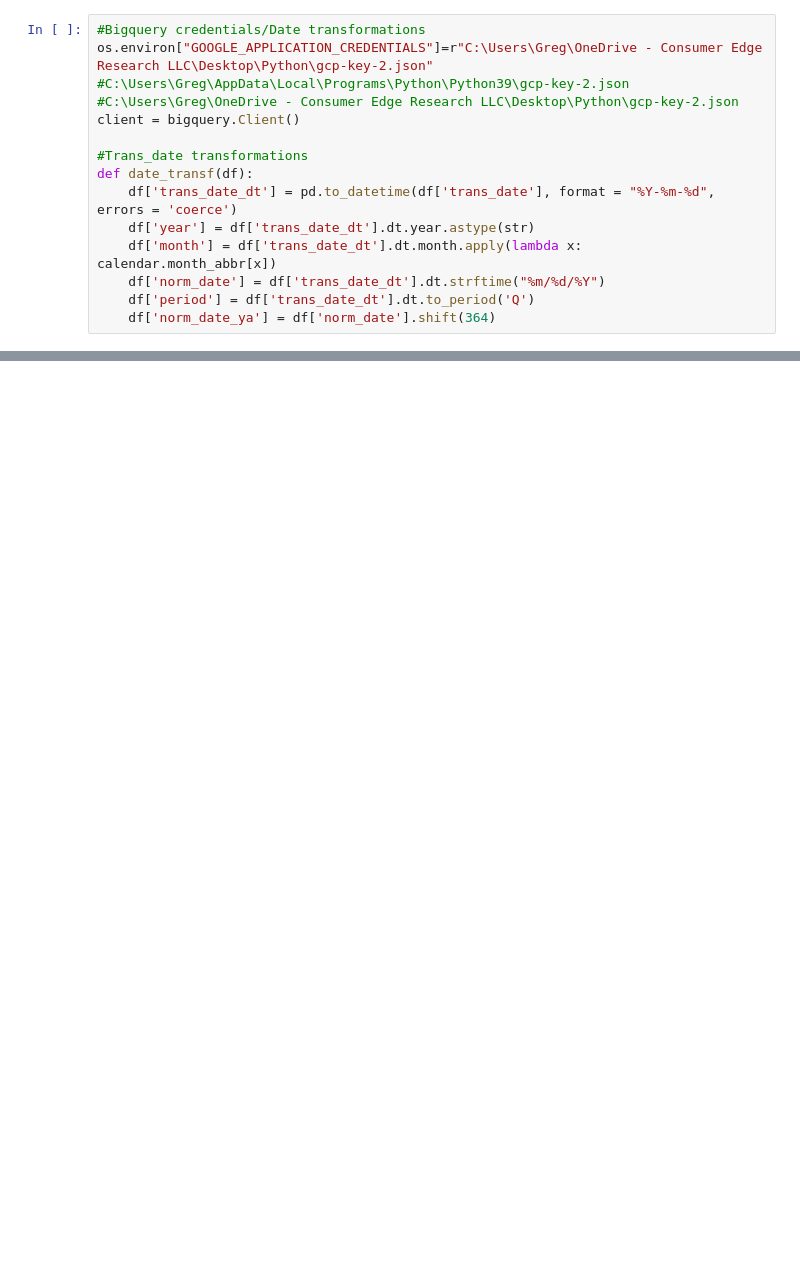
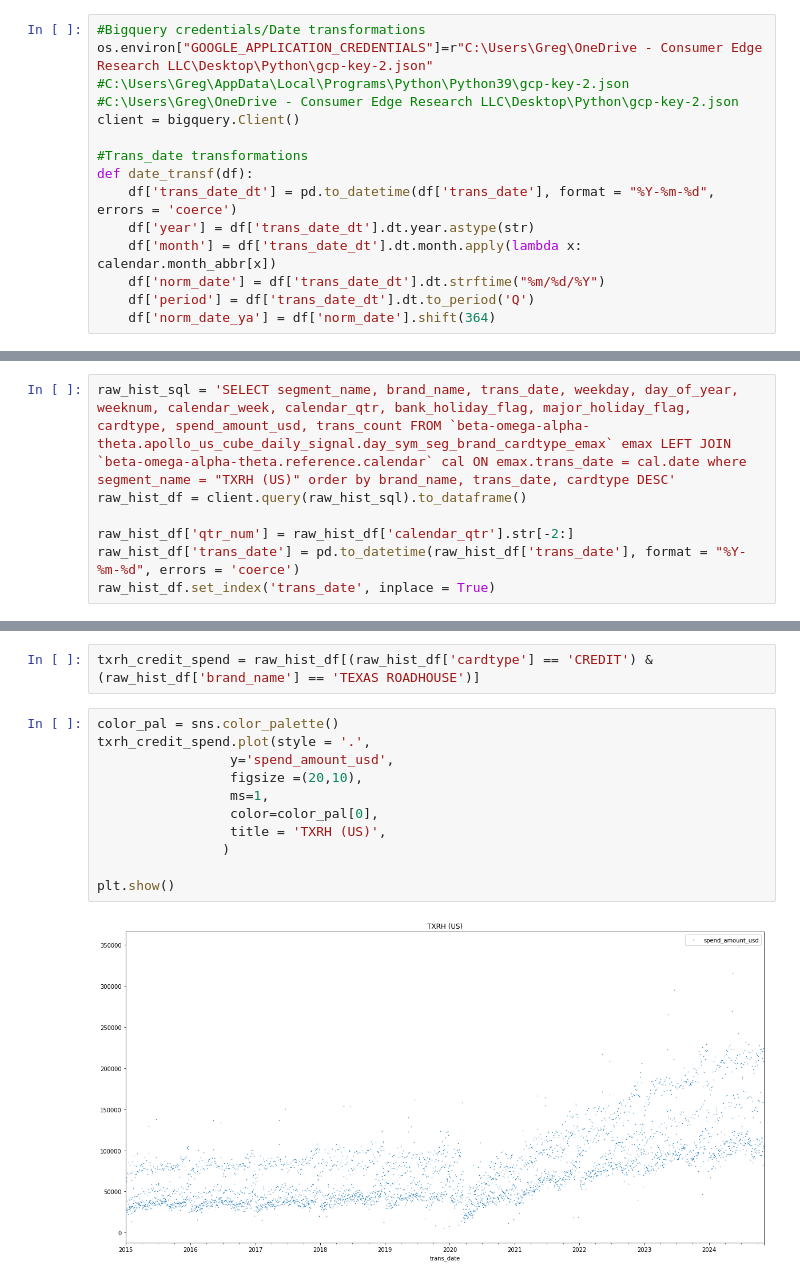
Before and after one commit to gpotter-CE/CE_Insights_Projects, a Jupyter notebook: Forecasting.ipynb, the cells around one changed output, grey strips where cells are left out. Drawn from its saved outputs; the diff is of its cells as text; blank space fills up the shorter version.

```diff
--- a/Forecasting.ipynb
+++ b/Forecasting.ipynb
@@ -60,0 +43,7 @@ raw_hist_df = client.query(raw_hist_sql).to_dataframe()
+# %%
+raw_hist_sql = 'SELECT segment_name, brand_name, trans_date, weekday, day_of_year, weeknum, calendar_week, calendar_qtr, bank_holiday_flag, major_holiday_flag, cardtype, spend_amount_usd, trans_count FROM `beta-omega-alpha-theta.apollo_us_cube_daily_signal.day_sym_seg_brand_cardtype_emax` emax LEFT JOIN `beta-omega-alpha-theta.reference.calendar` cal ON emax.trans_date = cal.date where segment_name = "TXRH (US)" order by brand_name, trans_date, cardtype DESC'
+raw_hist_df = client.query(raw_hist_sql).to_dataframe()
+
+raw_hist_df['qtr_num'] = raw_hist_df['calendar_qtr'].str[-2:]
+raw_hist_df['trans_date'] = pd.to_datetime(raw_hist_df['trans_date'], format = "%Y-%m-%d", errors = 'coerce')
+raw_hist_df.set_index('trans_date', inplace = True)
@@ -60,0 +67,15 @@ raw_hist_df = client.query(raw_hist_sql).to_dataframe()
+# %%
+txrh_credit_spend = raw_hist_df[(raw_hist_df['cardtype'] == 'CREDIT') & (raw_hist_df['brand_name'] == 'TEXAS ROADHOUSE')]
+# %%
+color_pal = sns.color_palette()
+txrh_credit_spend.plot(style = '.',
+                 y='spend_amount_usd',
+                 figsize =(20,10),
+                 ms=1,
+                 color=color_pal[0],
+                 title = 'TXRH (US)',
+                )
+
+plt.show()
+# %% [output]
+[figure, added]
```
Also changed, not shown: parts of 22 cells of this notebook, 3 other files.
